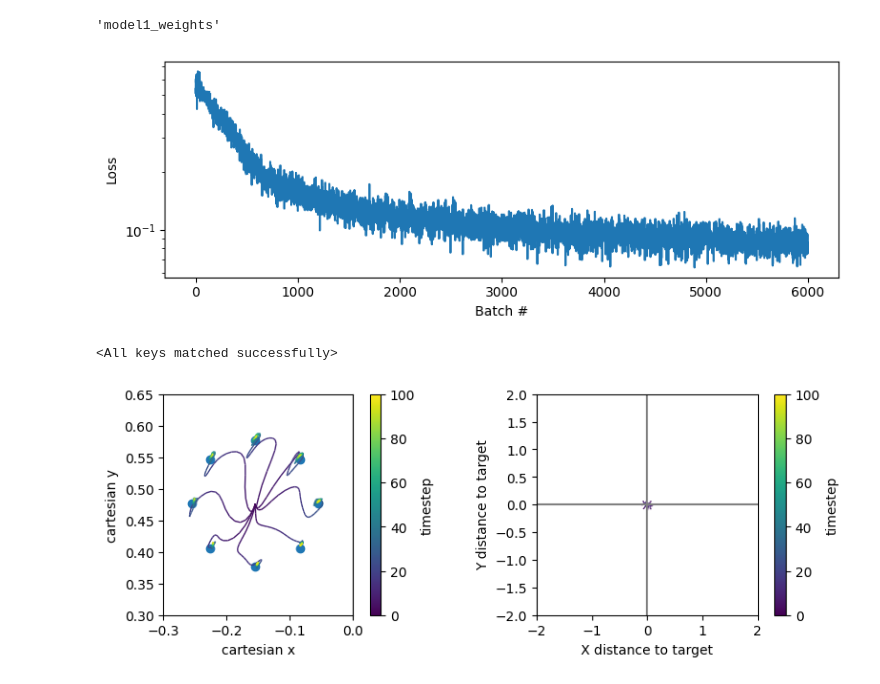
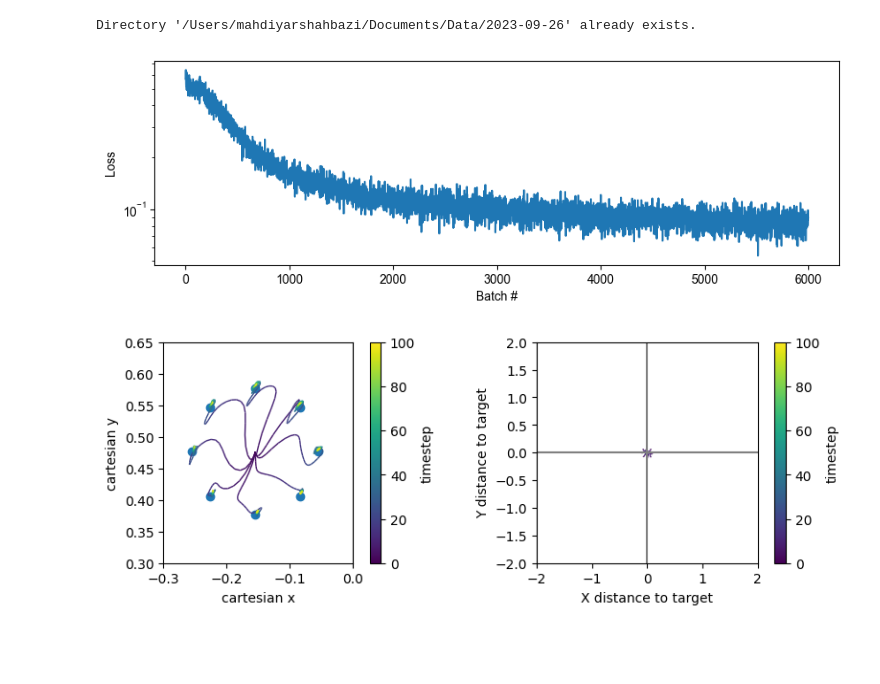
Before and after one commit to mshahbazi1997/MotorSavingModel, a Jupyter notebook: notebooks/test.ipynb, the cells around one changed output. Drawn from its saved outputs; the diff is of its cells as text; code cells hidden in the pictures; blank space fills up the shorter version.

```diff
--- a/notebooks/tutorial.ipynb
+++ b/notebooks/test.ipynb
@@ -92,32 +14,24 @@ def train_net(model_num=1):
-# %%
-f"model{1}_weights"
-# %% [output]
-'model1_weights'
+# %%
+data_dir = create_directory('2023-09-26')
+model_num = 1
+
+weight_file = os.path.join(data_dir, f"model{model_num}_weights")
+log_file = os.path.join(data_dir, f"model{model_num}_log.json")
+cfg_file = os.path.join(data_dir, f"model{model_num}_cfg.json")
+# %% [output]
+Directory '/Users/mahdiyarshahbazi/Documents/Data/2023-09-26' already exists.
 # %%
 # retrieve and plot training history
 with open(log_file, 'r') as file:
     loaded_training_log = json.load(file)
 
-
-def plot_training_log(log):
-  fig, axs = plt.subplots(1, 1)
-  fig.set_tight_layout(True)
-  fig.set_size_inches((8, 3))
-
-  axs.semilogy(log)
-
-  axs.set_ylabel("Loss")
-  axs.set_xlabel("Batch #")
-  plt.show()
-
-plot_training_log(log=loaded_training_log)
+fig = plt.figure(figsize=(10,3))
+plt.rcParams['font.family'] = "Arial"
+ax = plot_training_log(log=loaded_training_log)
+fig.savefig(data_dir+f'/model{model_num}_loss.pdf',bbox_inches='tight')
 # %% [output]
-[figure, old version]
+[figure, new version]
 # %%
 env2 = MyCustomEnv(effector=mn.effector.RigidTendonArm26(muscle=mn.muscle.ReluMuscle()),max_ep_duration=1.,name='env')
 policy2 = Policy(env2.observation_space.shape[0], 32, env2.n_muscles, device=device)
-
-
 policy2.load_state_dict(th.load(weight_file))
-# %% [output]
-<All keys matched successfully>
```
Also changed, not shown: parts of 4 cells of this notebook, 4 other files.
